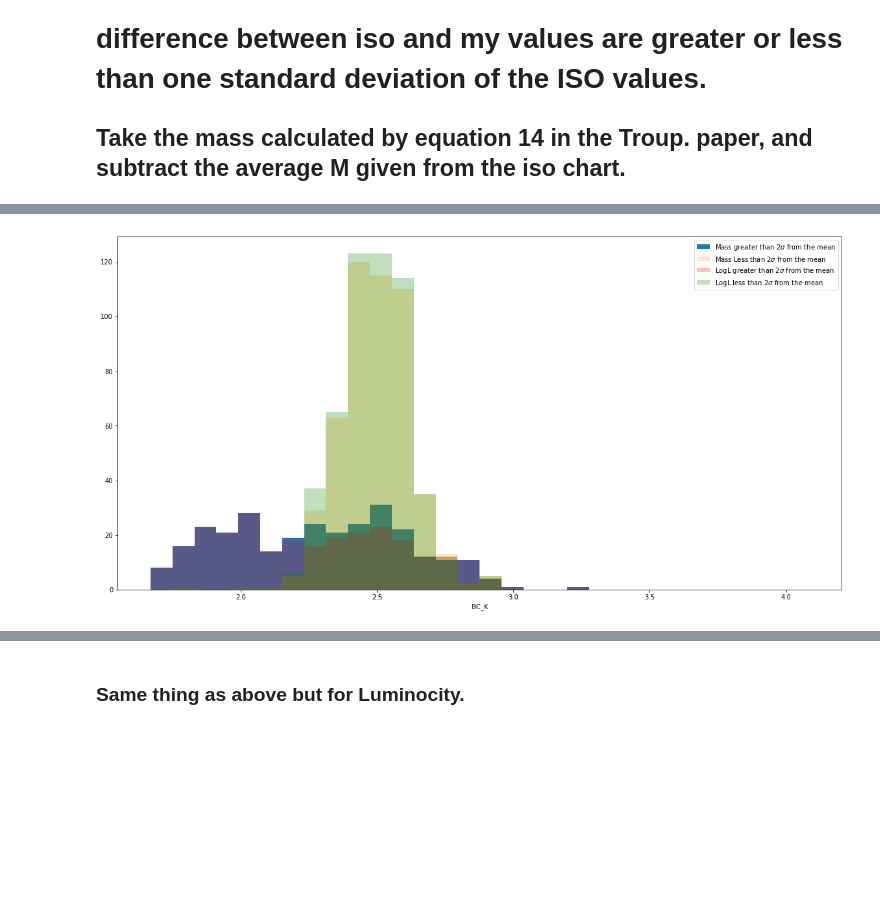
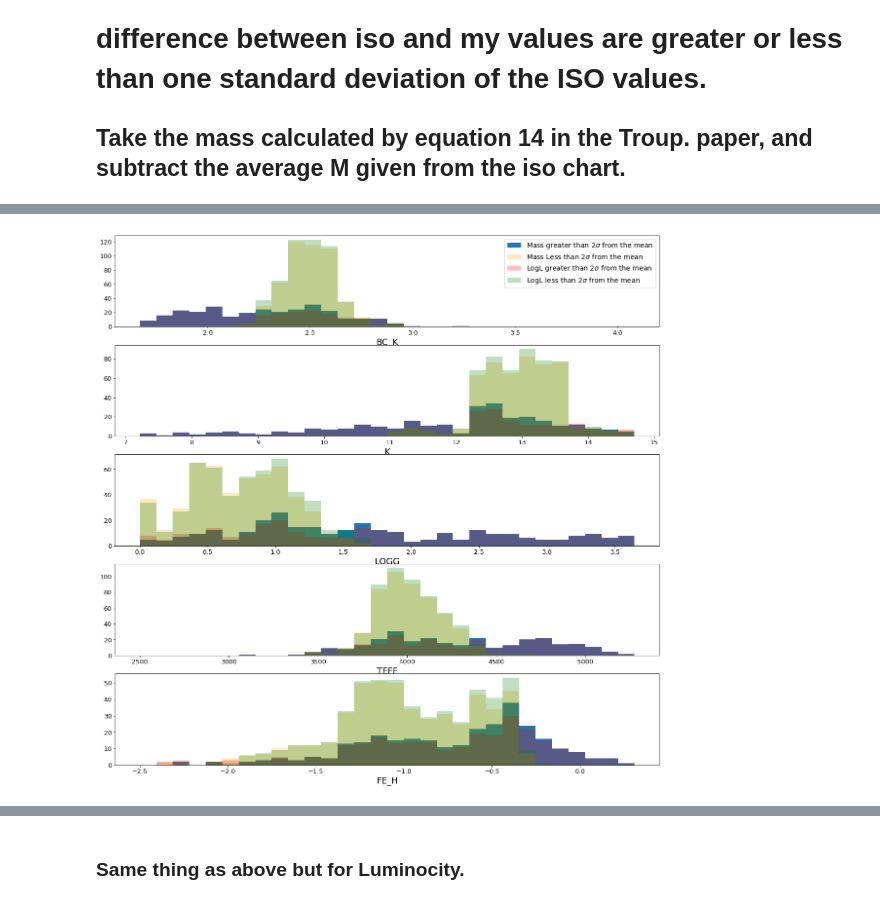
Before and after one commit to CodyDBrown/Binary-Search, a Jupyter notebook: Binary Search.ipynb, the cells around one changed output, grey strips where cells are left out. Drawn from its saved outputs; the diff is of its cells as text; code cells hidden in the pictures; blank space fills up the shorter version.

```diff
--- a/Binary Search.ipynb
+++ b/Binary Search.ipynb
@@ -643,76 +763,70 @@ diffL = abs(np.log10(AAS_RG['L']) - AAS_RG["ISO_MEANL"])
 
 bins = 30
 
-plt.subplots(1,1, figsize = (20,10))
-plt.hist(AAS_RG['BC_K_RG'][diffM > 2*AAS_RG['ISO_STDM']],bins = bins,
+fig, (ax1,ax2,ax3,ax4,ax5) = plt.subplots(5,1, figsize = (20,20))
+ax1.hist(AAS_RG['BC_K_RG'][diffM > 2*AAS_RG['ISO_STDM']],bins = bins,
          range = (min(AAS_RG['BC_K_RG']),max(AAS_RG['BC_K_RG']) ),
          label= 'Mass greater than 2$\sigma$ from the mean' )
-plt.hist(AAS_RG['BC_K_RG'][diffM < 2*AAS_RG['ISO_STDM']],bins = bins,
+ax1.hist(AAS_RG['BC_K_RG'][diffM < 2*AAS_RG['ISO_STDM']],bins = bins,
          range = (min(AAS_RG['BC_K_RG']),max(AAS_RG['BC_K_RG']) ), color = 'orange', alpha = 0.25,
          label= 'Mass Less than 2$\sigma$ from the mean')
-plt.hist(AAS_RG['BC_K_RG'][diffL > 2*AAS_RG['ISO_STDL']],bins = bins,
+ax1.hist(AAS_RG['BC_K_RG'][diffL > 2*AAS_RG['ISO_STDL']],bins = bins,
          range = (min(AAS_RG['BC_K_RG']),max(AAS_RG['BC_K_RG']) ), color = 'red',  alpha = 0.25,
          label= 'LogL greater than 2$\sigma$ from the mean')
-plt.hist(AAS_RG['BC_K_RG'][diffL < 2*AAS_RG['ISO_STDL']],bins = bins,
+ax1.hist(AAS_RG['BC_K_RG'][diffL < 2*AAS_RG['ISO_STDL']],bins = bins,
          range = (min(AAS_RG['BC_K_RG']),max(AAS_RG['BC_K_RG']) ), color = 'green', alpha = 0.25,
          label= 'LogL less than 2$\sigma$ from the mean')
-plt.legend()
-plt.xlabel('BC_K')
+ax1.legend(prop={'size': 14})
+ax1.set_xlabel('BC_K', fontsize = 18)
+ax1.tick_params(labelsize = 13)
 
+ax2.hist(AAS_RG['K'][diffM > 2*AAS_RG["ISO_STDM"]],bins = bins,
+         range = (min(AAS_RG['K']),max(AAS_RG['K']) ) )
+ax2.hist(AAS_RG['K'][diffM < 2*AAS_RG["ISO_STDM"]],bins = bins,
+         range = (min(AAS_RG['K']),max(AAS_RG['K']) ), color = 'orange', alpha = 0.25)
+ax2.hist(AAS_RG['K'][diffL > 2*AAS_RG['ISO_STDL']],bins = bins,
+         range = (min(AAS_RG['K']),max(AAS_RG['K']) ), color = 'red',  alpha = 0.25)
+ax2.hist(AAS_RG['K'][diffL < 2*AAS_RG['ISO_STDL']],bins = bins,
+         range = (min(AAS_RG['K']),max(AAS_RG['K']) ), color = 'green', alpha = 0.25)
+ax2.set_xlabel('K',fontsize = 18)
+ax2.tick_params(labelsize = 13)
 
-plt.subplots(1,1, figsize = (20,10))
-plt.hist(AAS_RG['K'][diffM > 2*AAS_RG["ISO_STDM"]],bins = bins,
-         range = (min(AAS_RG['K']),max(AAS_RG['K']) ),
-         label= 'Mass greater than 2$\sigma$ from the mean' )
-plt.hist(AAS_RG['K'][diffM < 2*AAS_RG["ISO_STDM"]],bins = bins,
-         range = (min(AAS_RG['K']),max(AAS_RG['K']) ), color = 'orange', alpha = 0.25,
-         label= 'Mass Less than 2$\sigma$ from the mean')
-plt.hist(AAS_RG['K'][diffL > 2*AAS_RG['ISO_STDL']],bins = bins,
-         range = (min(AAS_RG['K']),max(AAS_RG['K']) ), color = 'red',  alpha = 0.25,
-         label= 'LogL greater than 2$\sigma$ from the mean')
-plt.hist(AAS_RG['K'][diffL < 2*AAS_RG['ISO_STDL']],bins = bins,
-         range = (min(AAS_RG['K']),max(AAS_RG['K']) ), color = 'green', alpha = 0.25,
-         label = 'LogL less than 2$\sigma$ from the mean')
-plt.legend()
-plt.xlabel('K')
-
-plt.subplots(1,1, figsize = (20,10))
-plt.hist(AAS_RG['LOGG'][diff > 2*AAS_RG["ISO_STDM"]],bins = bins,
+ax3.hist(AAS_RG['LOGG'][diffM > 2*AAS_RG["ISO_STDM"]],bins = bins,
          range = (min(AAS_RG['LOGG']),max(AAS_RG['LOGG']) ),
         label= 'Mass greater than 2$\sigma$ from the mean' )
-plt.hist(AAS_RG['LOGG'][diff < 2*AAS_RG["ISO_STDM"]],bins = bins,
+ax3.hist(AAS_RG['LOGG'][diffM < 2*AAS_RG["ISO_STDM"]],bins = bins,
          range = (min(AAS_RG['LOGG']),max(AAS_RG['LOGG']) ), color = 'orange', alpha = 0.25,
         label= 'Mass Less than 2$\sigma$ from the mean')
-plt.hist(AAS_RG['LOGG'][diffL > 2*AAS_RG['ISO_STDL']],bins = bins,
+ax3.hist(AAS_RG['LOGG'][diffL > 2*AAS_RG['ISO_STDL']],bins = bins,
          range = (min(AAS_RG['LOGG']),max(AAS_RG['LOGG']) ), color = 'red',  alpha = 0.25,
         label= 'LogL greater than 2$\sigma$ from the mean')
-plt.hist(AAS_RG['LOGG'][diffL < 2*AAS_RG['ISO_STDL']],bins = bins,
+ax3.hist(AAS_RG['LOGG'][diffL < 2*AAS_RG['ISO_STDL']],bins = bins,
          range = (min(AAS_RG['LOGG']),max(AAS_RG['LOGG']) ), color = 'green', alpha = 0.25,
         label = 'LogL less than 2$\sigma$ from the mean')
-plt.legend()
-plt.xlabel('LOGG')
+ax3.set_xlabel('LOGG',fontsize = 18)
+ax3.tick_params(labelsize = 13)
 
-plt.subplots(1,1, figsize = (20,10))
-plt.hist(AAS_RG['TEFF'][diff > 2*AAS_RG["ISO_STDM"]],bins = bins,
+ax4.hist(AAS_RG['TEFF'][diffM > 2*AAS_RG["ISO_STDM"]],bins = bins,
          range = (min(AAS_RG['TEFF']),max(AAS_RG['TEFF']) ) )
-plt.hist(AAS_RG['TEFF'][diff < 2*AAS_RG["ISO_STDM"]],bins = bins,
+ax4.hist(AAS_RG['TEFF'][diffM < 2*AAS_RG["ISO_STDM"]],bins = bins,
          range = (min(AAS_RG['TEFF']),max(AAS_RG['TEFF']) ), color = 'orange', alpha = 0.26)
-plt.hist(AAS_RG['TEFF'][diffL > 2*AAS_RG['ISO_STDL']],bins = bins,
+ax4.hist(AAS_RG['TEFF'][diffL > 2*AAS_RG['ISO_STDL']],bins = bins,
          range = (min(AAS_RG['TEFF']),max(AAS_RG['TEFF']) ), color = 'red',  alpha = 0.25 )
-plt.hist(AAS_RG['TEFF'][diffL < 2*AAS_RG['ISO_STDL']],bins = bins,
+ax4.hist(AAS_RG['TEFF'][diffL < 2*AAS_RG['ISO_STDL']],bins = bins,
          range = (min(AAS_RG['TEFF']),max(AAS_RG['TEFF']) ), color = 'green', alpha = 0.25)
-plt.legend()
-plt.xlabel('TEFF')
+ax4.set_xlabel('TEFF',fontsize = 18)
+ax4.tick_params(labelsize = 13)
 
-plt.subplots(1,1, figsize = (20,10))
-plt.hist(AAS_RG['FE_H'][diff > 2*AAS_RG["ISO_STDM"]],bins = bins,
+ax5.hist(AAS_RG['FE_H'][diffM > 2*AAS_RG["ISO_STDM"]],bins = bins,
          range = (min(AAS_RG['FE_H']),max(AAS_RG['FE_H']) ) )
-plt.hist(AAS_RG['FE_H'][diff < 2*AAS_RG["ISO_STDM"]],bins = bins,
+ax5.hist(AAS_RG['FE_H'][diffM < 2*AAS_RG["ISO_STDM"]],bins = bins,
          range = (min(AAS_RG['FE_H']),max(AAS_RG['FE_H']) ), color = 'orange', alpha = 0.26)
-plt.hist(AAS_RG['FE_H'][diffL > 2*AAS_RG['ISO_STDL']],bins = bins,
+ax5.hist(AAS_RG['FE_H'][diffL > 2*AAS_RG['ISO_STDL']],bins = bins,
          range = (min(AAS_RG['FE_H']),max(AAS_RG['FE_H']) ), color = 'red',  alpha = 0.25 )
-plt.hist(AAS_RG['FE_H'][diffL < 2*AAS_RG['ISO_STDL']],bins = bins,
+ax5.hist(AAS_RG['FE_H'][diffL < 2*AAS_RG['ISO_STDL']],bins = bins,
          range = (min(AAS_RG['FE_H']),max(AAS_RG['FE_H']) ), color = 'green', alpha = 0.25)
-plt.legend()
-plt.xlabel('FE_H')
+ax5.set_xlabel('FE_H', fontsize = 18)
+ax5.tick_params(labelsize = 13)
+
+fig.savefig('/home/cody/Math Methods(PHSY 567)/Final Paper/Iso diff.png')
 # %% [output]
@@ -722 +833 @@ Text(0.5,0,'FE_H')
-[figure, old version]
+[figure, new version]
```
Also changed, not shown: parts of 22 cells of this notebook, 2 other files.
